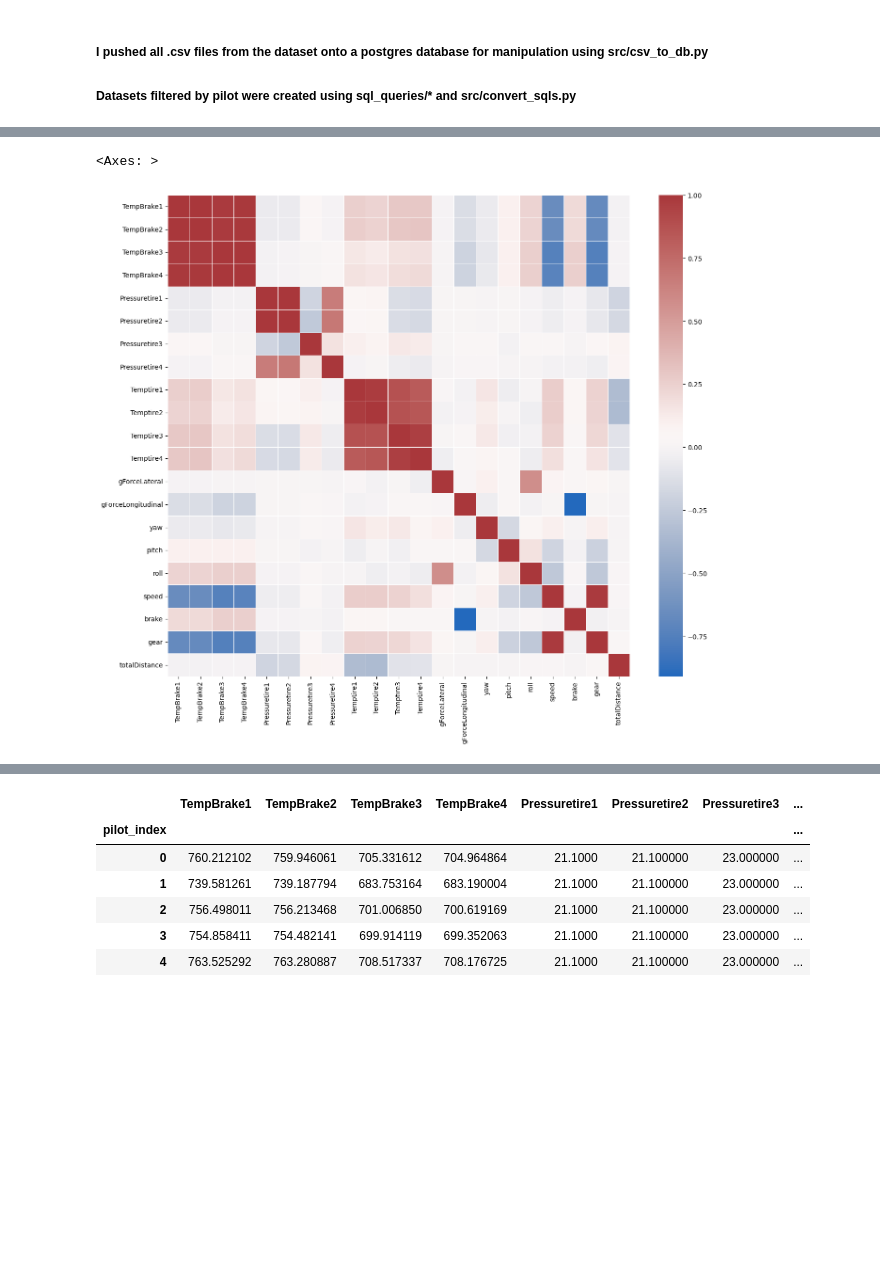
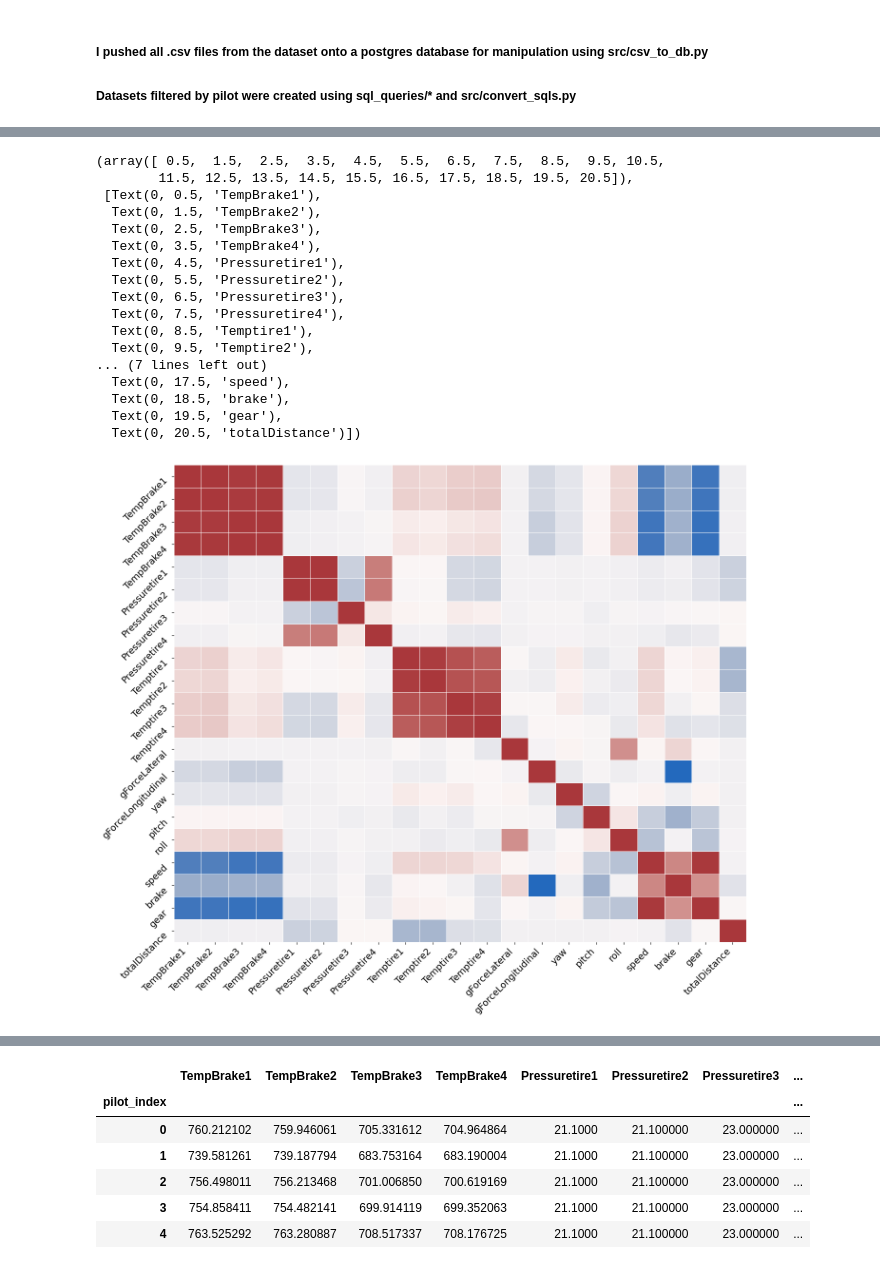
Before and after one commit to rbpowellGA/F1_race_data, a Jupyter notebook: notebooks/analysis.ipynb, the cells around one changed output, grey strips where cells are left out. Cells and saved outputs as stored; diff of their text form; code cells hidden in the pictures; blank space fills up the shorter version.

Commit message:
added visuals to analysis nb

```diff
--- a/notebooks/analysis.ipynb
+++ b/notebooks/analysis.ipynb
@@ -43,4 +41,10 @@ Index(['sessionTime', 'frameIdentifier', 'pilot_index', 'worldPositionX',
       dtype='object')
+# %%
+##removing lap 36 from tm145 to eliminate outliers.
+
+lapfilter = tm145['currentLapNum'] < 36
+tm145 = tm145[lapfilter]
+tm145 = tm145.replace([0], np.NaN)
 # %%
 ## Grabbing columns that I want in .corr()
 
@@ -132,21 +136,23 @@ ax2 = sns.heatmap(tm145_1.corr(numeric_only=True),linewidth=.5,linecolor='black'
 
 #mask = np.triu(np.ones_like(correlation_matrix, dtype=bool))
 
-plt.rcParams["figure.figsize"] = [10, 10]
-plt.rcParams["figure.autolayout"] = True
-plt.rcParams.update({'font.size': 10})
-
-fig, ax = plt.subplots()
-fig.subplots_adjust(wspace=0.01)
-
-sns.heatmap(tm_145_pilot1[['gForceLateral', 'gForceLongitudinal',
+#plt.rcParams["figure.figsize"] = [10, 10]
+#plt.rcParams["figure.autolayout"] = True
+plt.rcParams.update({'font.size': 14})
+df = tm_145_pilot1[['gForceLateral', 'gForceLongitudinal',
        'yaw', 'pitch', 'roll', 'speed', 'throttle', 'steer',
        'brake', 'gear', 'engineRPM', 'brakesTemperature',
        'tyresSurfaceTemperature', 'tyresInnerTemperature', 'engineTemperature',
        'tyresPressure', 'surfaceType', 'fuelInTank', 'tyresWear',
-       'carPosition', 'currentLapNum', 'totalDistance']].corr(numeric_only=True), cmap="vlag", ax=ax, cbar=False, annot=True, linewidths=.5)
-#sns.heatmap(tm145_1.corr(numeric_only=True), cmap="plasma", ax=ax2, cbar=False, linewidths=.5)
+       'carPosition', 'currentLapNum', 'totalDistance']].corr(numeric_only=True)
+fig, ax = plt.subplots()
+#fig.subplots_adjust(wspace=0.01)
 
 
+sns.heatmap(df, cmap="vlag", ax=ax, cbar=False, linewidths=.5)#.set_xticklabels(sns.heatmap(df, cmap="vlag", ax=ax, cbar=False, linewidths=.5).get_xticklabels(), rotation=45, ha='right')
+#sns.heatmap(tm145_1.corr(numeric_only=True), cmap="plasma", ax=ax2, cbar=False, linewidths=.5)
+plt.xticks(rotation=45, ha ='right')
+plt.yticks(rotation=45, va ='top')
+
 plt.show()
 # %% [output]
@@ -153,0 +208,10 @@ plt.show()
+# %%
+## i want to visualize fuelintank vs tempurature
+plt.rcParams.update({'font.size': 16})
+fig,ax = plt.subplots()
+ax.plot(plotdf.index, plotdf.engineTemperature, color = 'green', label = 'Temperature')
+ax.set_xlabel('Lap')
+ax.set_ylabel('Engine Temperature', color='green')
+ax1 = ax.twinx()
+ax1.plot(plotdf.index, plotdf.fuelInTank, color = 'red', label = "Remaining Fuel (liters)")
+ax1.set_ylabel('Remaining Fuel (liters)', color='red')
@@ -230,13 +349,33 @@ tm145.TempBrake4 = pd.to_numeric(tm145.TempBrake4)
 # %%
 ## new columns heatmap with other potentially correlated columns
 
+plt.rcParams.update({'font.size': 14})
 fig, ax = plt.subplots(figsize=(14,12))
 sns.heatmap(tm145[['TempBrake1', 'TempBrake2',  'TempBrake3', 'TempBrake4','Pressuretire1', 'Pressuretire2',  'Pressuretire3', 'Pressuretire4','Temptire1', 'Temptire2',
        'Temptire3', 'Temptire4','gForceLateral', 'gForceLongitudinal','yaw', 'pitch', 'roll', 'speed',
-       'brake', 'gear','totalDistance']].corr(), cmap="vlag",linewidths=.5)
+       'brake', 'gear','totalDistance']].corr(), cmap="vlag",linewidths=.5, cbar = False)
+
+plt.xticks(rotation=45, ha ='right')
+plt.yticks(rotation=45, va ='top')
 # %% [output]
-<Axes: >
+(array([ 0.5,  1.5,  2.5,  3.5,  4.5,  5.5,  6.5,  7.5,  8.5,  9.5, 10.5,
+        11.5, 12.5, 13.5, 14.5, 15.5, 16.5, 17.5, 18.5, 19.5, 20.5]),
+ [Text(0, 0.5, 'TempBrake1'),
+  Text(0, 1.5, 'TempBrake2'),
+  Text(0, 2.5, 'TempBrake3'),
+  Text(0, 3.5, 'TempBrake4'),
+  Text(0, 4.5, 'Pressuretire1'),
+  Text(0, 5.5, 'Pressuretire2'),
+  Text(0, 6.5, 'Pressuretire3'),
+  Text(0, 7.5, 'Pressuretire4'),
+  Text(0, 8.5, 'Temptire1'),
+  Text(0, 9.5, 'Temptire2'),
+... (7 lines left out)
+  Text(0, 17.5, 'speed'),
+  Text(0, 18.5, 'brake'),
+  Text(0, 19.5, 'gear'),
+  Text(0, 20.5, 'totalDistance')])
-[figure, old version]
+[figure, new version]
 # %%
 ## The above yielded interesting results.  Reverse correlation between speed and brake temp was expected, as well as the positive correlation between speed and tire temp.
 ## The one outlyer in tire temp was suprising conidering this dataframe takes data from all  cars into account.  Is there a a car with a huge tire disparity? Investigation is below.
```
Also changed, not shown: parts of 18 cells of this notebook, 6 other files.
